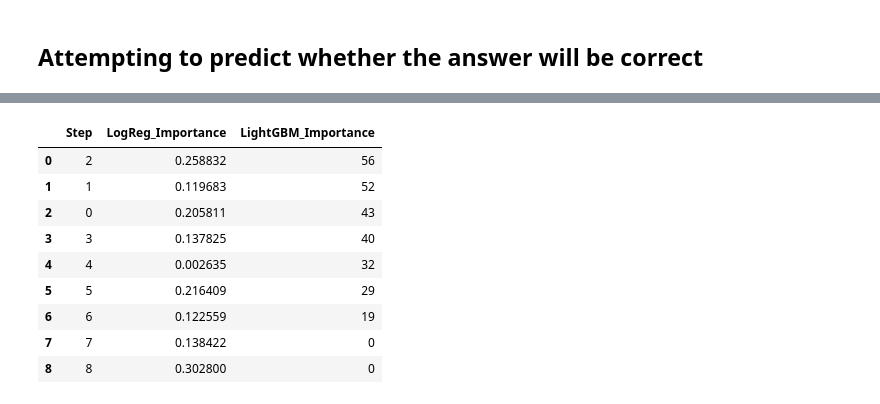
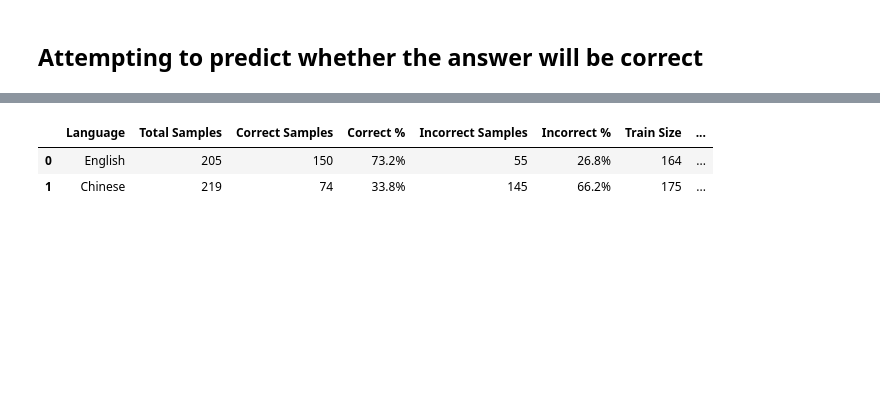
Before and after one commit to Jazhyc/IKNLP-Attribution, a Jupyter notebook: notebooks/analysis.ipynb, the cells around one changed output, grey strips where cells are left out. Drawn from its saved outputs; the diff is of its cells as text; code cells hidden in the pictures; blank space fills up the shorter version.

Commit message:
Updated plots and added distill results

```diff
--- a/notebooks/analysis.ipynb
+++ b/notebooks/analysis.ipynb
@@ -22,3 +22,7 @@ import seaborn as sns
 import pandas as pd
 import os
 import json
+import numpy as np
+
+qwen_instruct = "Qwen2.5-1.5B-Instruct"
+qwen_reasoning = "DeepSeek-R1-Distill-Qwen-1.5B"
@@ -751,0 +1160,2 @@ display(performance_df)
+# %%
+stats_df, performance_df, _ = analyze_language_importance(qwen_reasoning, languages=['en', 'zh'])
@@ -752,14 +1165,7 @@ display(performance_df)
 # %%
-display(en_importance_df)
+display(stats_df)
 # %% [output]
-|  | Step | LogReg_Importance | LightGBM_Importance |
-| 0 | 2 | 0.258832 | 56 |
-| 1 | 1 | 0.119683 | 52 |
-| 2 | 0 | 0.205811 | 43 |
-| 3 | 3 | 0.137825 | 40 |
-| 4 | 4 | 0.002635 | 32 |
-| 5 | 5 | 0.216409 | 29 |
-| 6 | 6 | 0.122559 | 19 |
-| 7 | 7 | 0.138422 | 0 |
-| 8 | 8 | 0.302800 | 0 |
+|  | Language | Total Samples | Correct Samples | Correct % | Incorrect Samples | Incorrect % | Train Size | ... |
+| 0 | English | 205 | 150 | 73.2% | 55 | 26.8% | 164 | ... |
+| 1 | Chinese | 219 | 74 | 33.8% | 145 | 66.2% | 175 | ... |
 # %%
```
Also changed, not shown: parts of 25 cells of this notebook, 28 other files.
